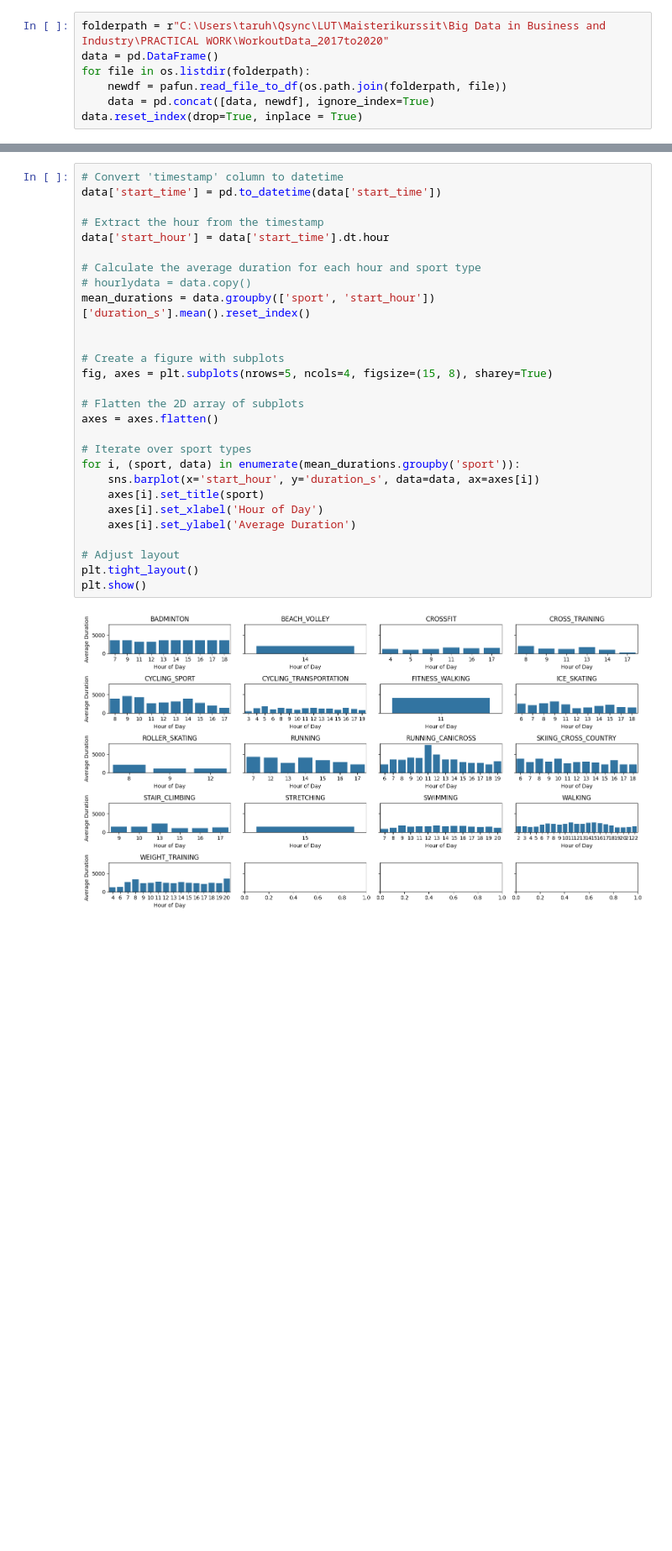
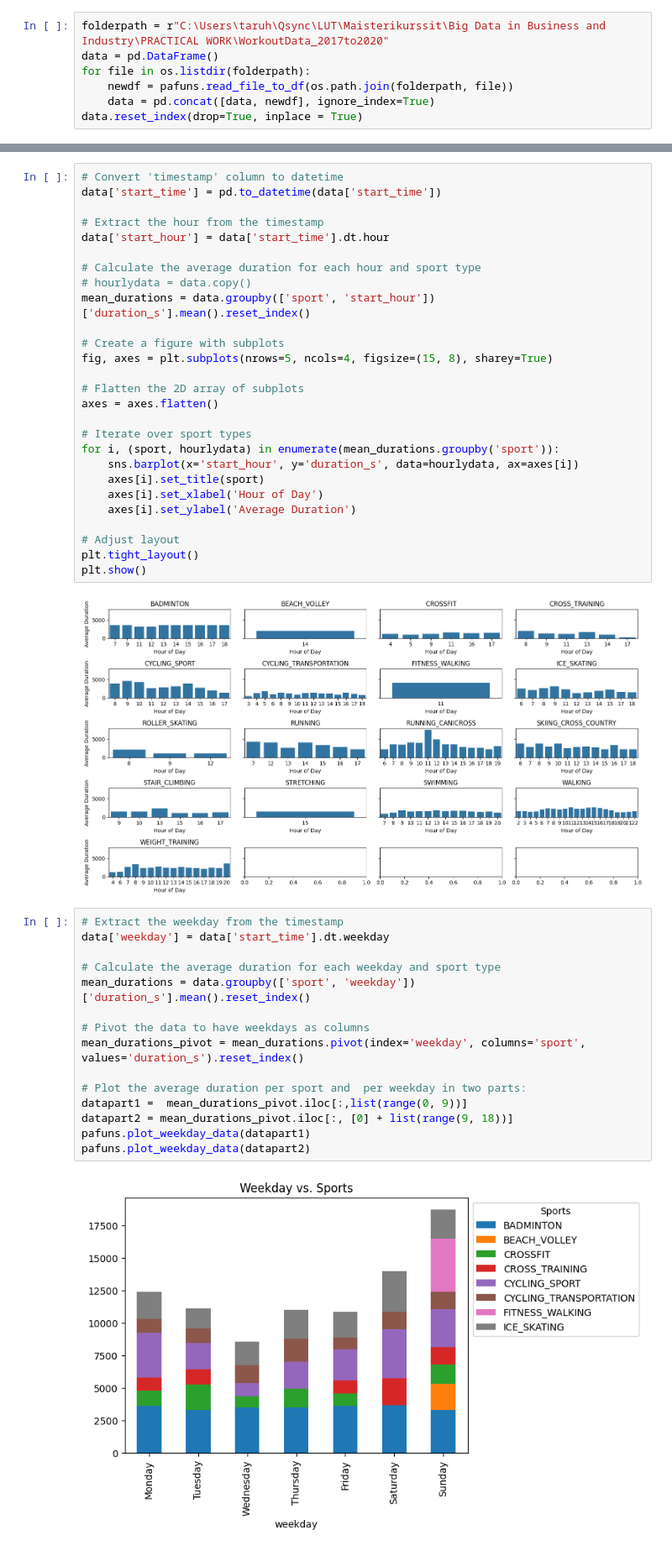
Before and after one commit to taruhaimi/BigDataPracticalAssignment, a Jupyter notebook: pa_notebook.ipynb, the cells around one changed output, grey strips where cells are left out. Shown at 84% size. Cells and saved outputs as stored; diff of their text form; blank space fills up the shorter version.

Commit message:
Barplots of sports per weekday

```diff
--- a/pa_notebook.ipynb
+++ b/pa_notebook.ipynb
@@ -17,7 +19,7 @@ Source code: READ_workoutsToMoodle.py
 folderpath = r"C:\Users\taruh\Qsync\LUT\Maisterikurssit\Big Data in Business and Industry\PRACTICAL WORK\WorkoutData_2017to2020"
 data = pd.DataFrame()
 for file in os.listdir(folderpath):
-    newdf = pafun.read_file_to_df(os.path.join(folderpath, file))
+    newdf = pafuns.read_file_to_df(os.path.join(folderpath, file))
     data = pd.concat([data, newdf], ignore_index=True)
 data.reset_index(drop=True, inplace = True)
 # %% [markdown]
@@ -50,7 +53,6 @@ data['start_hour'] = data['start_time'].dt.hour
 # hourlydata = data.copy()
 mean_durations = data.groupby(['sport', 'start_hour'])['duration_s'].mean().reset_index()
 
-
 # Create a figure with subplots
 fig, axes = plt.subplots(nrows=5, ncols=4, figsize=(15, 8), sharey=True)
 
@@ -58,8 +60,8 @@ fig, axes = plt.subplots(nrows=5, ncols=4, figsize=(15, 8), sharey=True)
 axes = axes.flatten()
 
 # Iterate over sport types
-for i, (sport, data) in enumerate(mean_durations.groupby('sport')):
-    sns.barplot(x='start_hour', y='duration_s', data=data, ax=axes[i])
+for i, (sport, hourlydata) in enumerate(mean_durations.groupby('sport')):
+    sns.barplot(x='start_hour', y='duration_s', data=hourlydata, ax=axes[i])
     axes[i].set_title(sport)
     axes[i].set_xlabel('Hour of Day')
     axes[i].set_ylabel('Average Duration')
@@ -69,3 +71,20 @@ plt.tight_layout()
 plt.show()
 # %% [output]
 [figure]
+# %%
+# Extract the weekday from the timestamp
+data['weekday'] = data['start_time'].dt.weekday
+
+# Calculate the average duration for each weekday and sport type
+mean_durations = data.groupby(['sport', 'weekday'])['duration_s'].mean().reset_index()
+
+# Pivot the data to have weekdays as columns
+mean_durations_pivot = mean_durations.pivot(index='weekday', columns='sport', values='duration_s').reset_index()
+
+# Plot the average duration per sport and  per weekday in two parts:
+datapart1 =  mean_durations_pivot.iloc[:,list(range(0, 9))]
+datapart2 = mean_durations_pivot.iloc[:, [0] + list(range(9, 18))]
+pafuns.plot_weekday_data(datapart1)
+pafuns.plot_weekday_data(datapart2)
+# %% [output]
+[figure, added]
```
Also changed, not shown: parts of 6 cells of this notebook, 1 other file.
